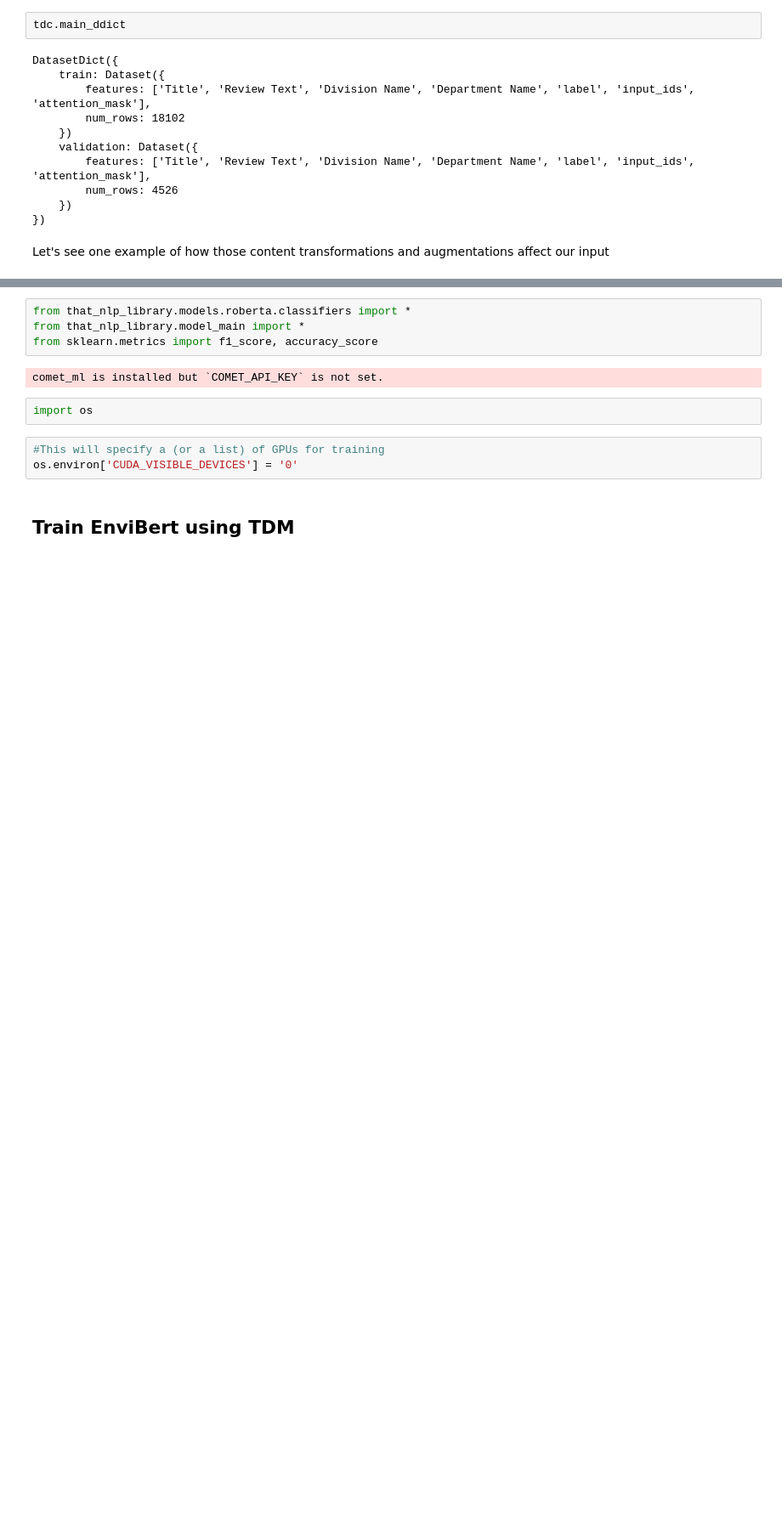
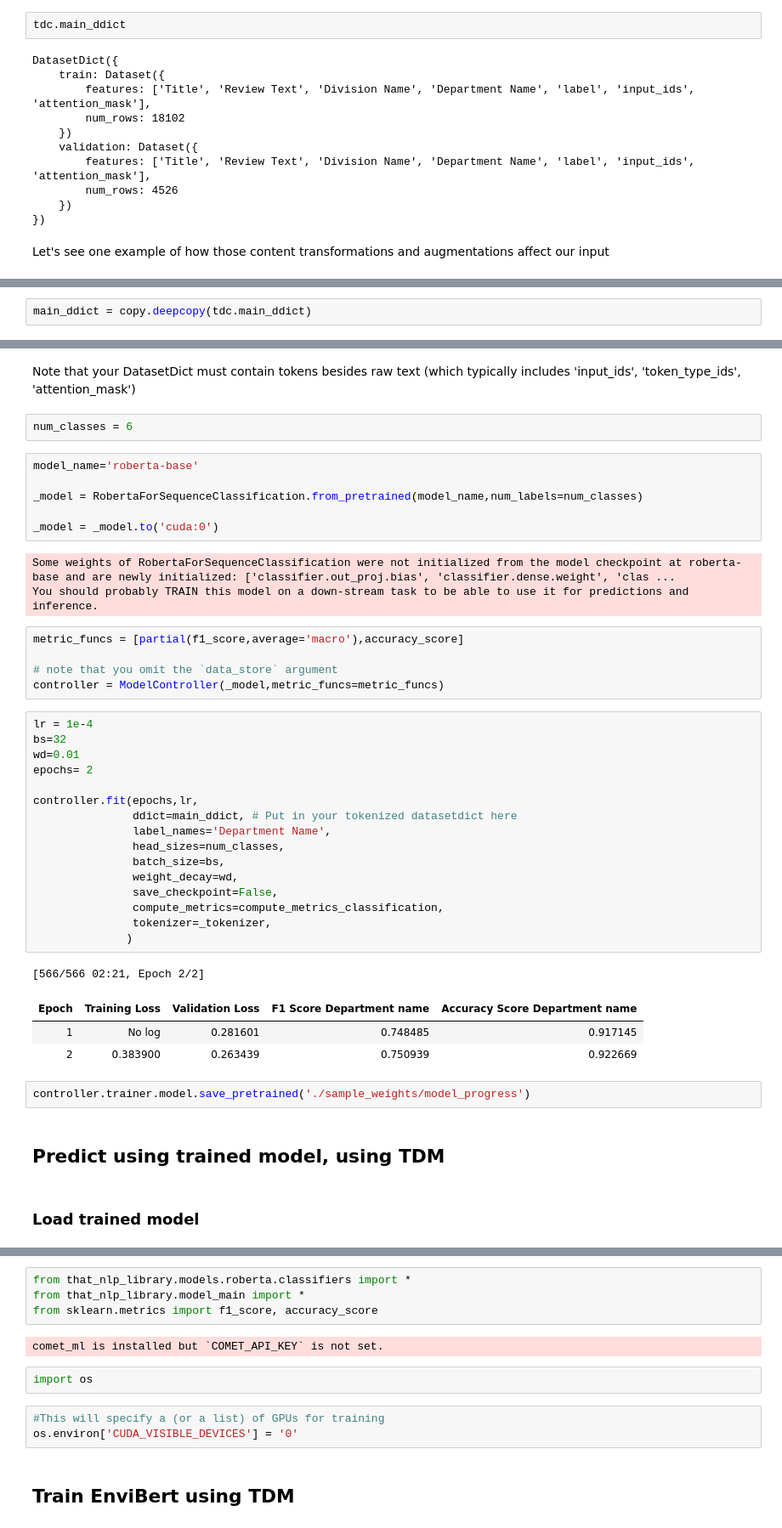
Before and after one commit to anhquan0412/that-nlp-library, a Jupyter notebook: nbs/03_model_classification_tutorial.ipynb, the cells around one changed output, grey strips where cells are left out. Shown at 85% size. Saved outputs shown, nothing was run; the diff lists cells and outputs as text; blank space fills up the shorter version.

```diff
--- a/nbs/03_model_classification_tutorial.ipynb
+++ b/nbs/03_model_classification_tutorial.ipynb
@@ -143,0 +273,2 @@ this is not what i expected 🤬 . i gulped when i put this in my bag during ret
+# %%
+main_ddict = copy.deepcopy(tdc.main_ddict)
@@ -143,0 +288,45 @@ this is not what i expected 🤬 . i gulped when i put this in my bag during ret
+# %% [markdown]
+Note that your DatasetDict must contain tokens besides raw text (which typically includes 'input_ids', 'token_type_ids', 'attention_mask')
+# %%
+num_classes = 6
+# %%
+model_name='roberta-base'
+
+_model = RobertaForSequenceClassification.from_pretrained(model_name,num_labels=num_classes)
+
+_model = _model.to('cuda:0')
+# %% [output]
+Some weights of RobertaForSequenceClassification were not initialized from the model checkpoint at roberta-base and are newly initialized: ['classifier.out_proj.bias', 'classifier.dense.weight', 'clas ...
+You should probably TRAIN this model on a down-stream task to be able to use it for predictions and inference.
+# %%
+metric_funcs = [partial(f1_score,average='macro'),accuracy_score]
+
+# note that you omit the `data_store` argument
+controller = ModelController(_model,metric_funcs=metric_funcs)
+# %%
+lr = 1e-4
+bs=32
+wd=0.01
+epochs= 2
+
+controller.fit(epochs,lr,
+               ddict=main_ddict, # Put in your tokenized datasetdict here
+               label_names='Department Name',
+               head_sizes=num_classes,
+               batch_size=bs,
+               weight_decay=wd,
+               save_checkpoint=False,
+               compute_metrics=compute_metrics_classification,
+               tokenizer=_tokenizer,
+              )
+# %% [output]
+[566/566 02:21, Epoch 2/2]
+| Epoch | Training Loss | Validation Loss | F1 Score Department name | Accuracy Score Department name |
+| 1 | No log | 0.281601 | 0.748485 | 0.917145 |
+| 2 | 0.383900 | 0.263439 | 0.750939 | 0.922669 |
+# %%
+controller.trainer.model.save_pretrained('./sample_weights/model_progress')
+# %% [markdown]
+## Predict using trained model, using TDM
+# %% [markdown]
+### Load trained model
```
Also changed, not shown: parts of 92 cells of this notebook, 12 other files.
